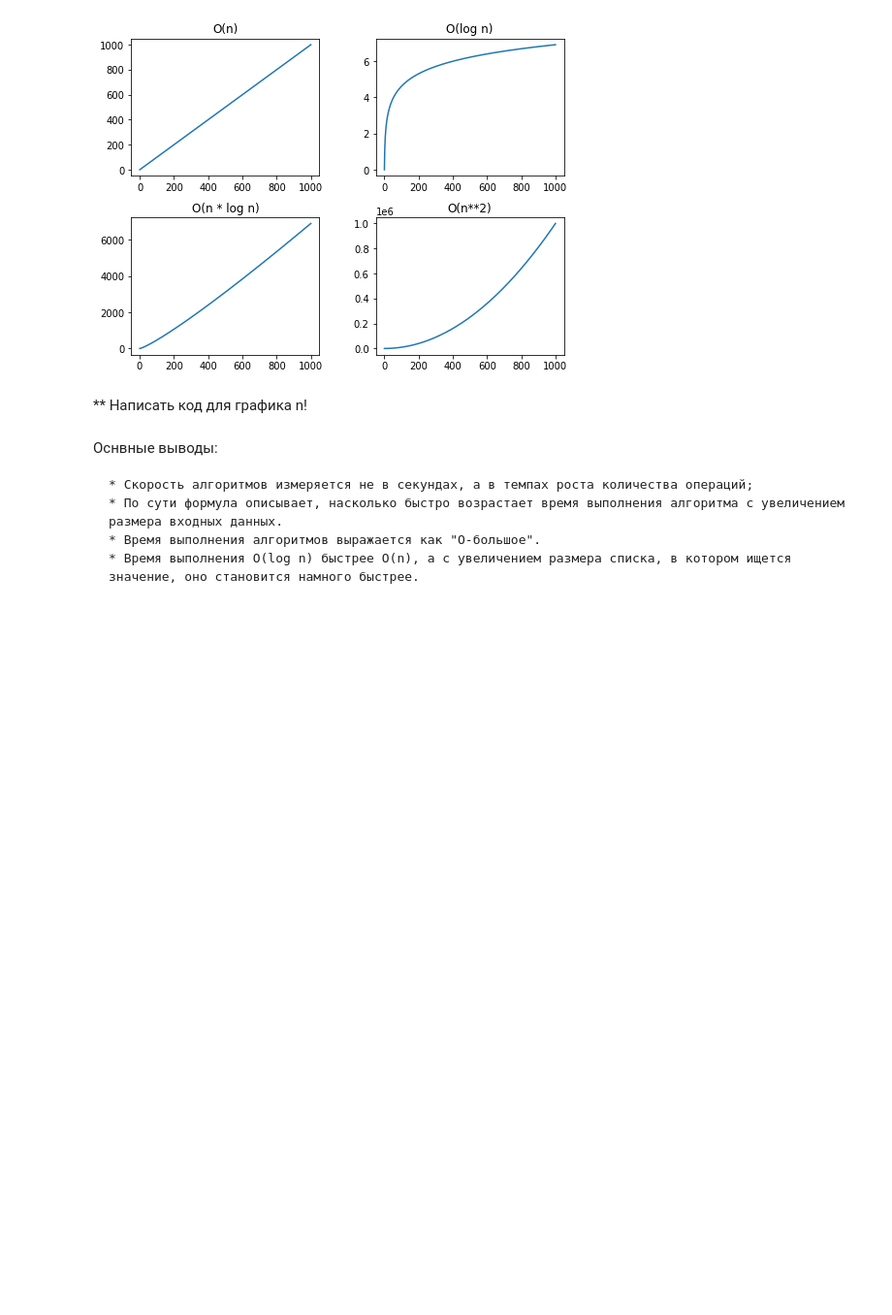
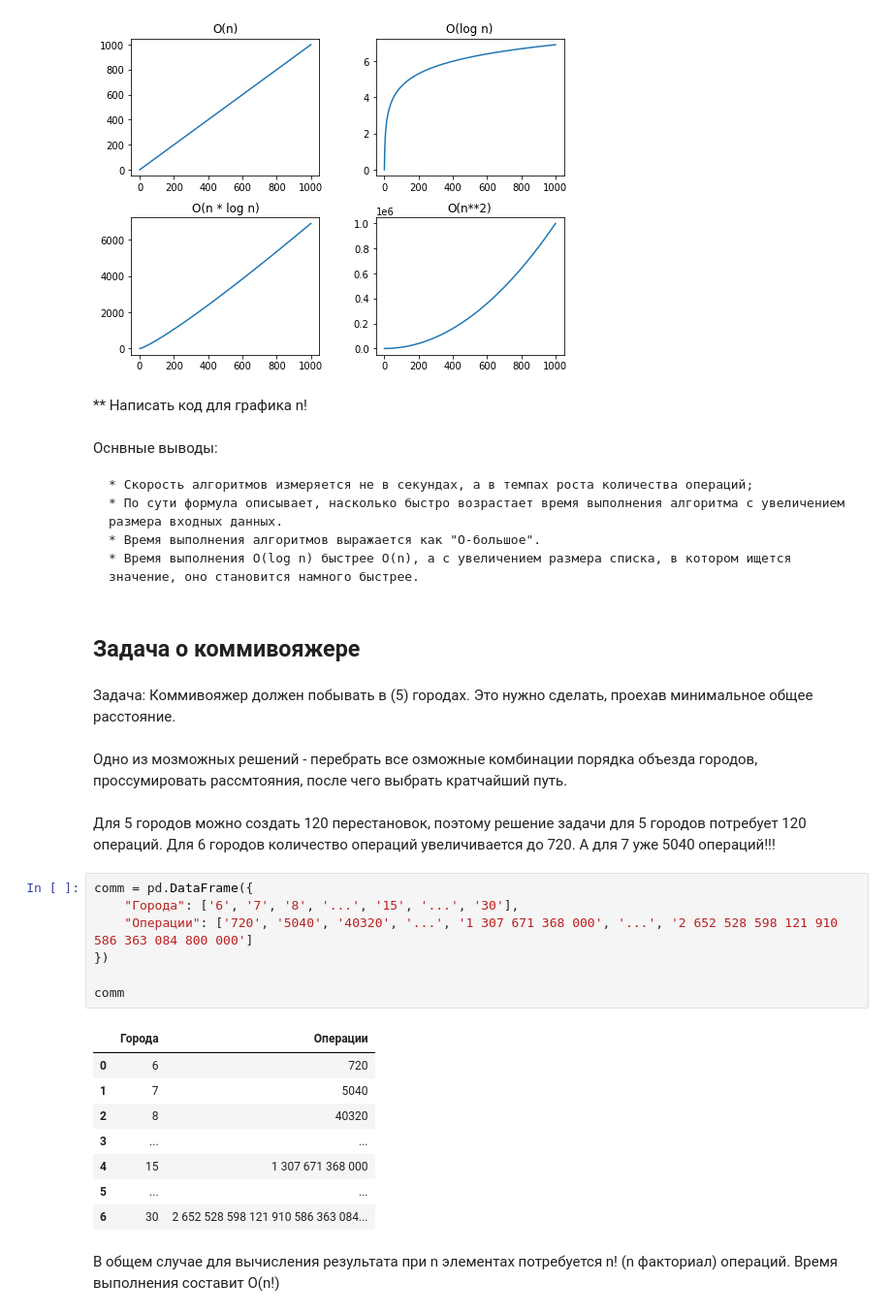
Before and after one commit to PosyaginK/grokking_algoritms, a Jupyter notebook: chapter_1.ipynb, the cells around one changed output. Shown: that part at 97% size. Drawn from its saved outputs; the diff is of its cells as text; blank space fills up the shorter version.

```diff
--- a/main.ipynb
+++ b/chapter_1.ipynb
@@ -178,3 +179,29 @@ Text(0.5, 1.0, 'O(n**2)')
     * По сути формула описывает, насколько быстро возрастает время выполнения алгоритма с увеличением размера входных данных.
     * Время выполнения алгоритмов выражается как "О-большое".
     * Время выполнения O(log n) быстрее O(n), а с увеличением размера списка, в котором ищется значение, оно становится намного быстрее.
+# %% [markdown]
+## Задача о коммивояжере
+# %% [markdown]
+Задача: Коммивояжер должен побывать в (5) городах. Это нужно сделать, проехав минимальное общее расстояние.
+# %% [markdown]
+Одно из мозможных решений - перебрать все озможные комбинации порядка объезда городов, проссумировать рассмтояния, после чего выбрать кратчайший путь.
+# %% [markdown]
+Для 5 городов можно создать 120 перестановок, поэтому решение задачи для 5 городов потребует 120 операций. Для 6 городов количество операций увеличивается до 720. А для 7 уже 5040 операций!!!
+# %%
+comm = pd.DataFrame({
+    "Города": ['6', '7', '8', '...', '15', '...', '30'],
+    "Операции": ['720', '5040', '40320', '...', '1 307 671 368 000', '...', '2 652 528 598 121 910 586 363 084 800 000']
+})
+
+comm
+# %% [output]
+|  | Города | Операции |
+| 0 | 6 | 720 |
+| 1 | 7 | 5040 |
+| 2 | 8 | 40320 |
+| 3 | ... | ... |
+| 4 | 15 | 1 307 671 368 000 |
+| 5 | ... | ... |
+| 6 | 30 | 2 652 528 598 121 910 586 363 084... |
+# %% [markdown]
+В общем случае для вычисления результата при n элементах потребуется n! (n факториал) операций. Время выполнения составит O(n!)
```
Also changed, not shown: parts of 22 cells of this notebook.
